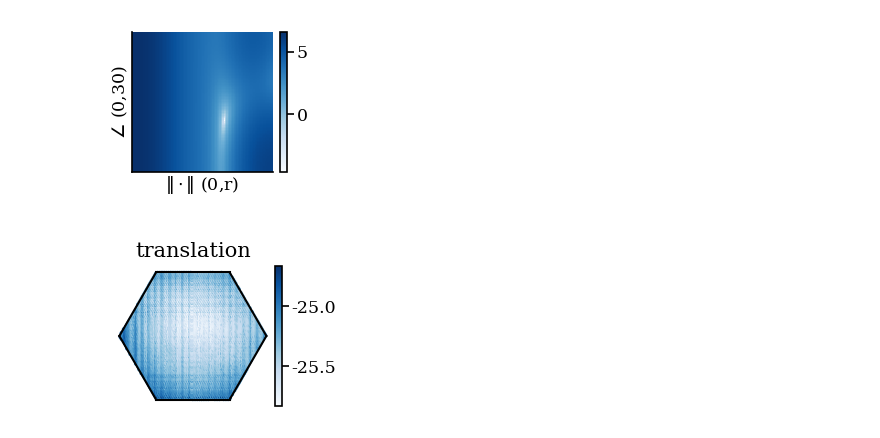
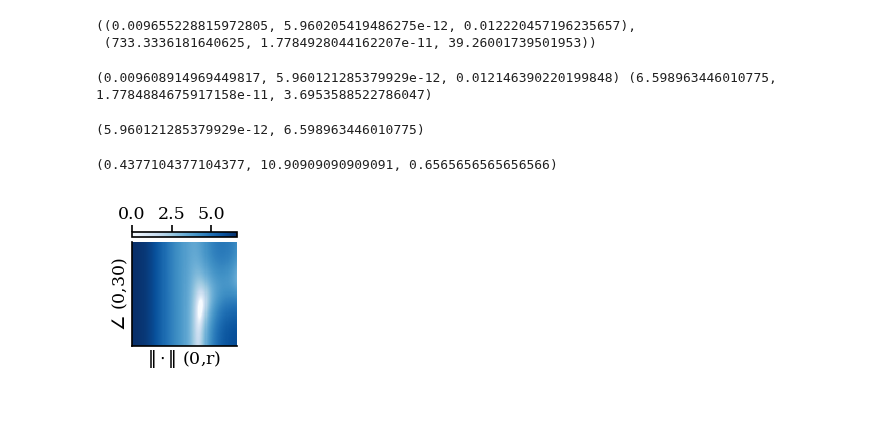
Before and after one commit to bioAI-Oslo/CI-grid-cells, a Jupyter notebook: figure-generating-notebooks/optimal-phase-distributions-upper.ipynb, the cells around one changed output. Saved outputs shown, nothing was run; the diff lists cells and outputs as text; code cells hidden in the pictures.

```diff
--- a/figure-generating-notebooks/optimal-phase-distributions-upper.ipynb
+++ b/figure-generating-notebooks/optimal-phase-distributions-upper.ipynb
@@ -23,7 +23,7 @@ from plotting_functions import scatter3d, set_size, colorbar_axis
 from utils import rotation_matrix
 # %%
 color_cycler = plt.rcParams['axes.prop_cycle'].by_key()['color']
-savefigs = False
+savefigs = True
 dpi=150
 # %%
 def train_model(model):
@@ -157,41 +156,64 @@ vmin, vmax = np.min(np.log(CIness_rm)), np.max(np.log(CIness_rm))
+# %%
+# linear
+vmin = np.min(CIness_rm), np.min(CIness_shift), np.min(CIness_cp)
+vmax = np.max(CIness_rm), np.max(CIness_shift), np.max(CIness_cp)
+vmin, vmax
+# %% [output]
+((0.009655228815972805, 5.960205419486275e-12, 0.012220457196235657),
+ (733.3336181640625, 1.7784928044162207e-11, 39.26001739501953))
+# %%
+# log(x + 1)
+vmin = np.min(np.log(CIness_rm + 1)), np.min(np.log(CIness_shift + 1)), np.min(np.log(CIness_cp + 1))
+vmax = np.max(np.log(CIness_rm + 1)), np.max(np.log(CIness_shift + 1)), np.max(np.log(CIness_cp + 1))
+print(vmin, vmax)
+vmin = np.min(vmin)
+vmax = np.max(vmax)
+vmin, vmax
+# %% [output]
+(0.009608914969449817, 5.960121285379929e-12, 0.012146390220199848) (6.598963446010775, 1.7784884675917158e-11, 3.6953588522786047)
+(5.960121285379929e-12, 6.598963446010775)
+# %%
+# unravel and find argmin
+i,j = np.unravel_index(np.argmin(CIness_rm), CIness_rm.shape)
+# find the corresponding scale and orientation
+scale = scales[i]
+orientation = orientations[j]
+radius_ratio = scale / model.unit_cell.radius
+scale, orientation, radius_ratio
+# %% [output]
+(0.4377104377104377, 10.90909090909091, 0.6565656565656566)
 # %%
-fig, ax = plt.subplots(figsize=set_size(fraction=(1/3,1/4),mode='square'))
+fig, ax = plt.subplots(figsize=set_size(fraction=(1/4,1/4),mode='square'))
 im = ax.imshow(np.log(CIness_rm).T, origin = 'lower', vmin=vmin, vmax=vmax,)
 
 # set ticks for min and max values
 idx = np.unravel_index(np.argmin(CIness_rm), CIness_rm.shape)
 # add min and max ticks
 fractions = np.linspace(0,1,2)
 xticks = (CIness_rm.shape[0] - 1)*fractions
 yticks = (CIness_rm.shape[1] - 1)*fractions
 # add min and max value ticks
 xticks = np.append(xticks, idx[0])
 yticks = np.append(yticks, idx[1])
 # sort ticks
 xticks = np.sort(xticks).astype(int)
 xticks = xticks[:-1]
 yticks = np.sort(yticks).astype(int)
 # add corresponding tick labels
 xticklabels = np.around(scales[xticks],decimals=2)
 yticklabels = np.around(orientations[yticks],decimals=1)
 # set ticks
-#ax.set_xticks(xticks)
-#ax.set_yticks(yticks)
 ax.set_xticks([])
 ax.set_yticks([])
-#ax.set_xticklabels(xticklabels)
-#ax.set_yticklabels(yticklabels)
-
-#ax.set_xlabel('magnitude')
-#ax.set_ylabel('orientation')
 ax.set_xlabel(r'$\| \cdot \|$ ' + r'(0,r)', fontsize='small')
 ax.set_ylabel(r'$\angle$ ' + r'(0,30)', fontsize='small')
-colorbar_axis(fig, ax, im)
-#ax.set_position([0.23, 0.28, 0.75, 0.68])
-#plt.colorbar(im, ax=ax, fraction=0.046, pad=0.04)
+#plt.colorbar(im, ax=ax, fraction=0.045, pad=0.04)
+# Add a horizontal colorbar at the top of the plot
+cbar = plt.colorbar(im, ax=ax, orientation='horizontal', fraction=0.046, pad=0.04, location='top')
+
 fig.tight_layout(pad=0.35, w_pad=0, h_pad=0)
 
 if savefigs:
     fig.savefig('../results/P3-CI_metric_rm')
 # %% [output]
-[figure, old version]
+[figure, new version]
@@ -200,21 +219,0 @@ savefigs = True
-# %%
-fig, ax = plt.subplots(figsize=set_size(fraction=(1/3,1/4),mode='square'))
-#im = ax.scatter(*mesh.T,c=np.log(CIness_shift),vmin=np.min(np.log(CIness_rm)),vmax=np.max(np.log(CIness_rm)))#,cmap='coolwarm')
-im = ax.scatter(*mesh.T,c=np.log(CIness_shift))#, vmin=vmin, vmax=vmax)
-#im = ax.scatter(*mesh.T,c=CIness_shift)
-model.unit_cell.plot(fig,ax,color='black')
-ax.axis('off')
-ax.axis('equal')
-ax.set_title('translation', fontsize='medium')
-
-padding = 0.0
-#ax.set_position([0,0,1,0.84]) # make room for title
-ax.patch.set_alpha(0)
-#colorbar_axis(fig, ax, im)
-plt.colorbar(im, ax=ax, fraction=0.046, pad=0)
-fig.tight_layout(pad=0.35, w_pad=0, h_pad=0)
-
-if savefigs:
-    fig.savefig('../results/P3-CI_shift_symmetry')
-# %% [output]
-[figure, removed]
```
Also changed, not shown: parts of 12 cells of this notebook, 10 other files.
